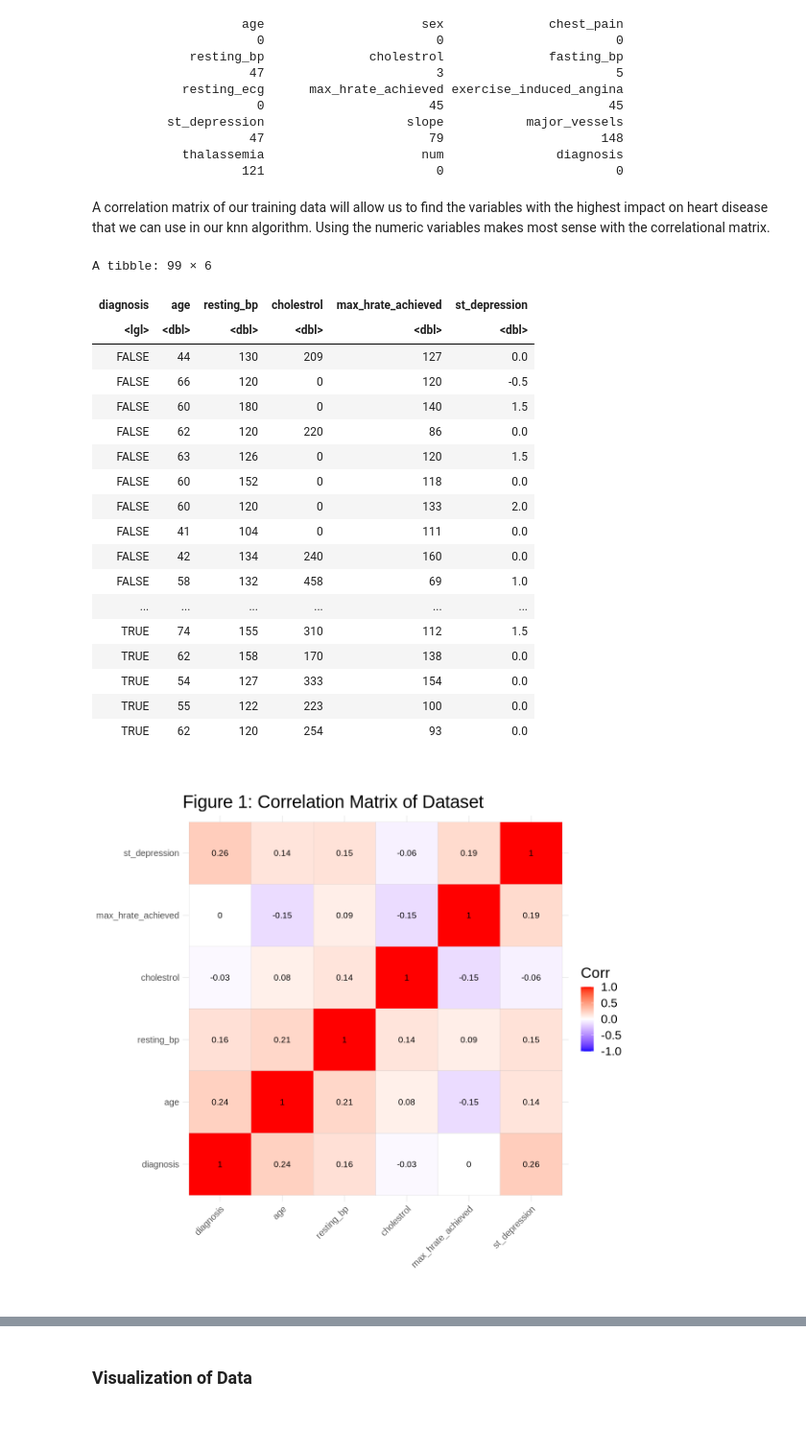
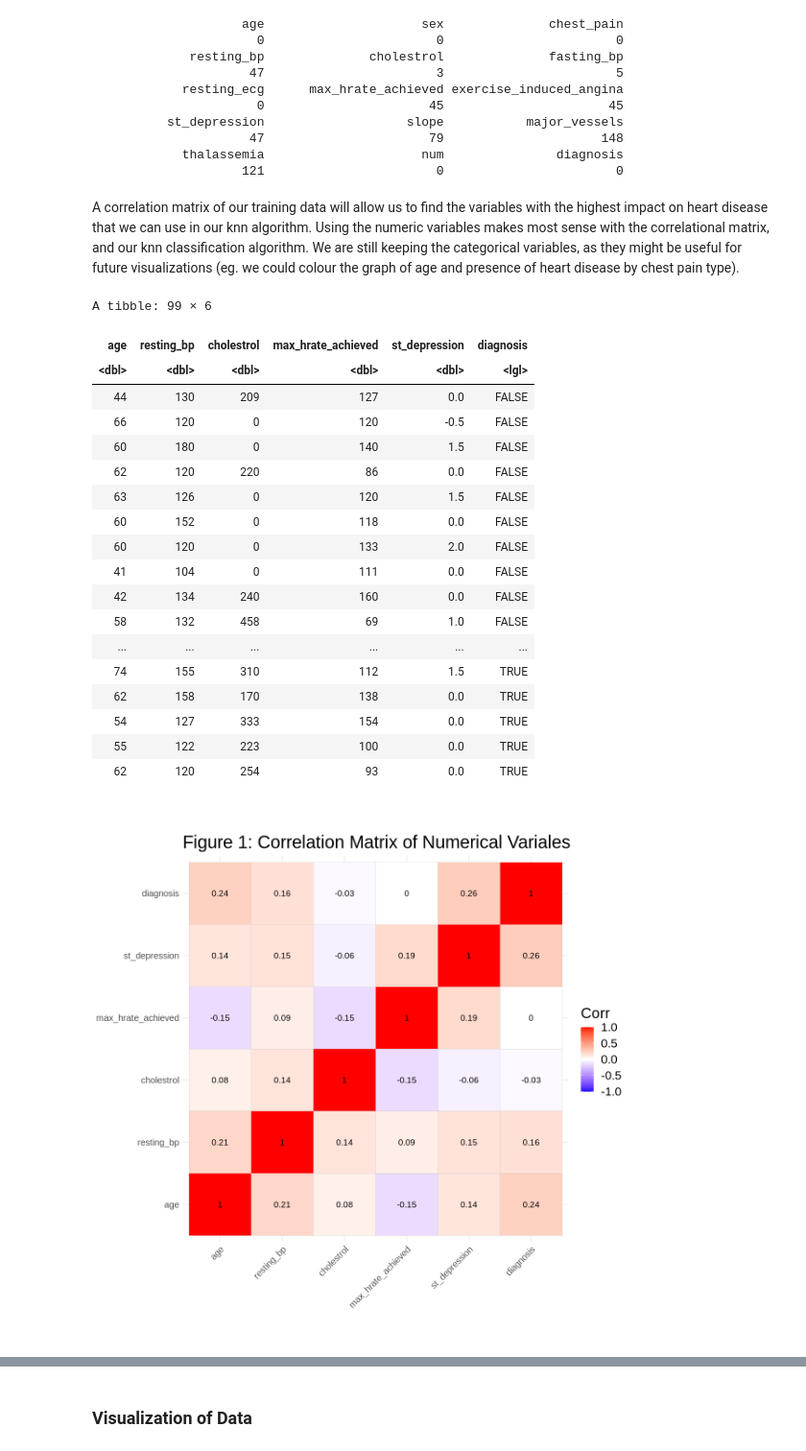
Before and after one commit to Majordingus2/group12-dsci-project, a Jupyter notebook: Group Proposal.ipynb, the cells around one changed output, grey strips where cells are left out. Shown at 96% size. Drawn from its saved outputs; the diff is of its cells as text; code cells hidden in the pictures; blank space fills up the shorter version.

```diff
--- a/Group Proposal.ipynb
+++ b/Group Proposal.ipynb
@@ -160,12 +161,12 @@ va_train_select <- va_train |>
 #split our va_train_select into two dataframes: one with our numeric (num) variables, and one with our categorical (cat) variables
 
 va_train_select_num <- va_train_select |>
-                        select(diagnosis, age, resting_bp, cholestrol, max_hrate_achieved, st_depression, diagnosis)
+                        select(age, resting_bp, cholestrol, max_hrate_achieved, st_depression, diagnosis)
 
 va_train_select_cat <- va_train_select |>
                         select(sex, chest_pain, fasting_bp, resting_ecg, exercise_induced_angina, slope, diagnosis)
 # %% [markdown]
-A correlation matrix of our training data will allow us to find the variables with the highest impact on heart disease that we can use in our knn algorithm. Using the numeric variables makes most sense with the correlational matrix.
+A correlation matrix of our training data will allow us to find the variables with the highest impact on heart disease that we can use in our knn algorithm. Using the numeric variables makes most sense with the correlational matrix, and our knn classification algorithm. We are still keeping the categorical variables, as they might be useful for future visualizations (eg. we could colour the graph of age and presence of heart disease by chest pain type).
 # %%
 #omiting all NA variables in the dataset
 va_train_select_num_noNA  <- va_train_select_num |>
@@ -183,33 +184,33 @@ va_train_select_num_noNA
 # va_train_select_noNA
 # %% [output]
 A tibble: 99 × 6
-| diagnosis | age | resting_bp | cholestrol | max_hrate_achieved | st_depression |
-| <lgl> | <dbl> | <dbl> | <dbl> | <dbl> | <dbl> |
-| FALSE | 44 | 130 | 209 | 127 | 0.0 |
-| FALSE | 66 | 120 | 0 | 120 | -0.5 |
-| FALSE | 60 | 180 | 0 | 140 | 1.5 |
-| FALSE | 62 | 120 | 220 | 86 | 0.0 |
-| FALSE | 63 | 126 | 0 | 120 | 1.5 |
-| FALSE | 60 | 152 | 0 | 118 | 0.0 |
-| FALSE | 60 | 120 | 0 | 133 | 2.0 |
-| FALSE | 41 | 104 | 0 | 111 | 0.0 |
-| FALSE | 42 | 134 | 240 | 160 | 0.0 |
-| FALSE | 58 | 132 | 458 | 69 | 1.0 |
+| age | resting_bp | cholestrol | max_hrate_achieved | st_depression | diagnosis |
+| <dbl> | <dbl> | <dbl> | <dbl> | <dbl> | <lgl> |
+| 44 | 130 | 209 | 127 | 0.0 | FALSE |
+| 66 | 120 | 0 | 120 | -0.5 | FALSE |
+| 60 | 180 | 0 | 140 | 1.5 | FALSE |
+| 62 | 120 | 220 | 86 | 0.0 | FALSE |
+| 63 | 126 | 0 | 120 | 1.5 | FALSE |
+| 60 | 152 | 0 | 118 | 0.0 | FALSE |
+| 60 | 120 | 0 | 133 | 2.0 | FALSE |
+| 41 | 104 | 0 | 111 | 0.0 | FALSE |
+| 42 | 134 | 240 | 160 | 0.0 | FALSE |
+| 58 | 132 | 458 | 69 | 1.0 | FALSE |
 | ... | ... | ... | ... | ... | ... |
-| TRUE | 74 | 155 | 310 | 112 | 1.5 |
-| TRUE | 62 | 158 | 170 | 138 | 0.0 |
-| TRUE | 54 | 127 | 333 | 154 | 0.0 |
-| TRUE | 55 | 122 | 223 | 100 | 0.0 |
-| TRUE | 62 | 120 | 254 | 93 | 0.0 |
+| 74 | 155 | 310 | 112 | 1.5 | TRUE |
+| 62 | 158 | 170 | 138 | 0.0 | TRUE |
+| 54 | 127 | 333 | 154 | 0.0 | TRUE |
+| 55 | 122 | 223 | 100 | 0.0 | TRUE |
+| 62 | 120 | 254 | 93 | 0.0 | TRUE |
 # %%
 #making a correlation matrix of data using cor()
 options(repr.plot.width = 10, repr.plot.height = 10)
 correlation_matrix <- cor(va_train_select_num_noNA)
 
 #creating a plot of the results
 ggcorrplot(correlation_matrix, lab = TRUE) +
-    labs(title = "Figure 1: Correlation Matrix of Dataset") +
+    labs(title = "Figure 1: Correlation Matrix of Numerical Variales") +
     theme(text = element_text(size = 20))
 # %% [output]
-[figure, old version]
+[figure, new version]
 # %% [markdown]
```
Also changed, not shown: parts of 11 cells of this notebook.
